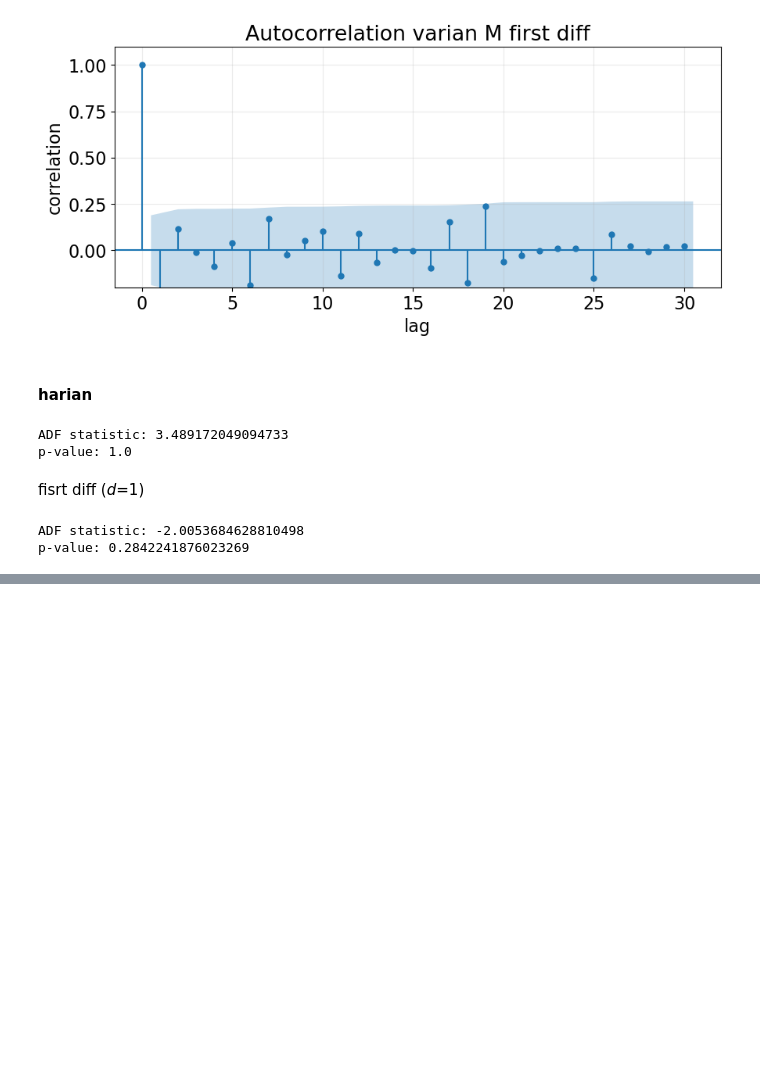
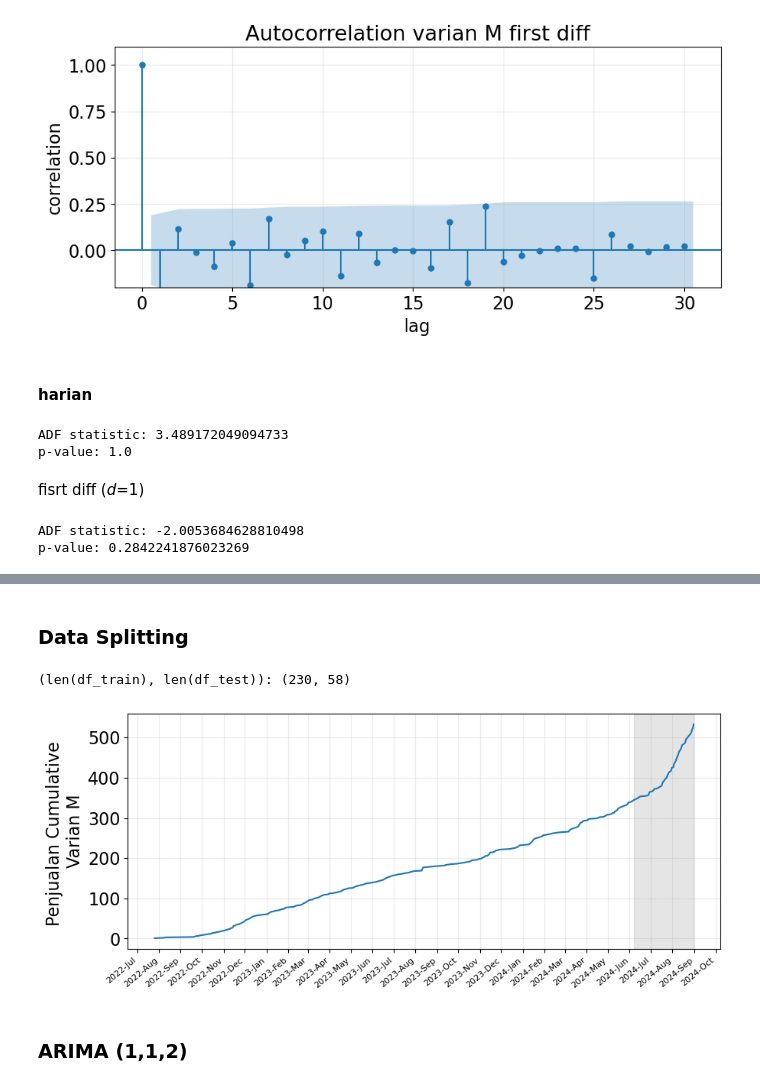
Before and after one commit to anajesset/tugas-akhirr, a Jupyter notebook: varian_m.ipynb, the cells around one changed output, grey strips where cells are left out. Drawn from its saved outputs; the diff is of its cells as text; code cells hidden in the pictures; blank space fills up the shorter version.

```diff
--- a/varian_m.ipynb
+++ b/varian_m.ipynb
@@ -317,0 +344,38 @@ plt.show()
+# %% [markdown]
+### Data Splitting
+# %%
+split_idx = int(0.8 * len(df_M_count))
+df_train = df_M_count.iloc[:split_idx].copy()
+df_test = df_M_count.iloc[split_idx:].copy()
+
+print(f"(len(df_train), len(df_test)): {len(df_train), len(df_test)}")
+# %% [output]
+(len(df_train), len(df_test)): (230, 58)
+# %%
+fig, ax = plt.subplots(figsize=(10, 4))
+
+ax.plot(df_M_count['Tgl. Mohon'], df_M_count["cumulative_sum"])
+ax.grid("on")
+ax.set_ylabel("Penjualan Cumulative \nVarian M")
+
+# formatter = mdates.DateFormatter("%Y")
+formatter = mdates.DateFormatter("%Y-%b")
+# locator = mdates.YearLocator(base=2)
+locator = mdates.MonthLocator(bymonthday=1, bymonth=range(1, 13, 1))
+ax.xaxis.set_major_formatter(formatter)
+ax.xaxis.set_major_locator(locator)
+
+# add forecast area
+ax.axvspan(df_test['Tgl. Mohon'].iloc[0], df_test['Tgl. Mohon'].iloc[-1],
+                color="#808080", alpha=0.2)
+
+for j, label in enumerate(ax.get_xticklabels()):
+  label.set_rotation(40)
+  label.set_size(8)
+  label.set_horizontalalignment('right')
+
+plt.show(fig)
+# %% [output]
+[figure, added]
+# %% [markdown]
+### ARIMA (1,1,2)
```
Also changed, not shown: parts of 46 cells of this notebook, 9 other files.
